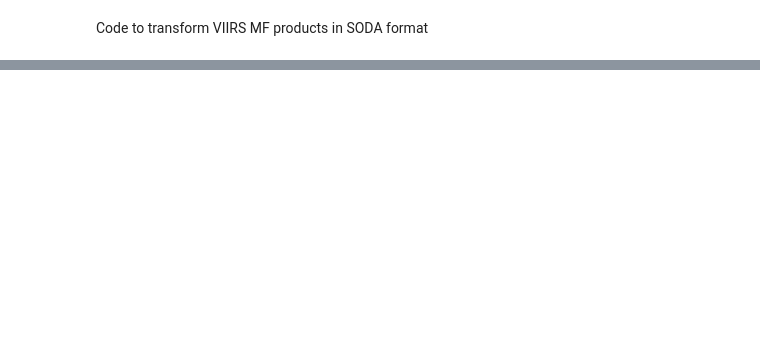
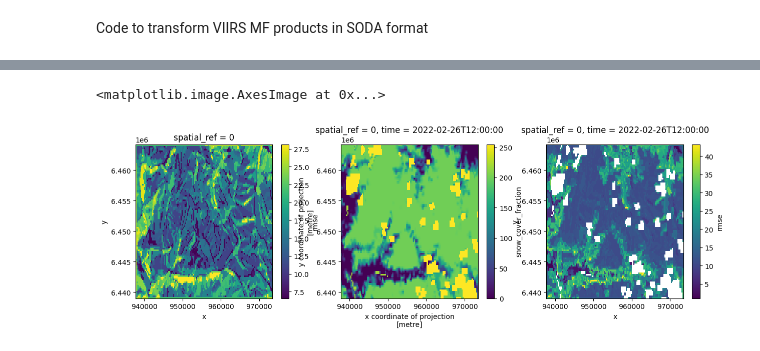
Before and after one commit to nicolaimpe/edelassim, a Jupyter notebook: notebooks/prepare_obs_soda.ipynb, the cells around one changed output, grey strips where cells are left out. Drawn from its saved outputs; the diff is of its cells as text; code cells hidden in the pictures; blank space fills up the shorter version.

```diff
--- a/notebooks/prepare_obs_soda.ipynb
+++ b/notebooks/prepare_obs_soda.ipynb
@@ -76,0 +196,68 @@ for obs_f in obs_file_list_out:
+# %%
+from matplotlib import pyplot as plt
+import numpy as np
+import xarray as xr
+
+
+forest_mask_filepath = "/home/imperatoren/work/edelweiss_assimilation/data/grandesrousses250m/auxiliary/forest_mask/forest_mask_corine_grandesrousses_max.nc"
+aspect_map_path = (
+    "/home/imperatoren/work/edelweiss_assimilation/data/grandesrousses250m/auxiliary/topography/250m/ASP_GR_L93_250m.tif"
+)
+slope_map_path = (
+    "/home/imperatoren/work/edelweiss_assimilation/data/grandesrousses250m/auxiliary/topography/250m/SLP_GR_L93_250m.tif"
+)
+
+
+def create_indexed_bin_data_array(data: xr.DataArray, bins: np.ndarray):
+    bins_array = np.digitize(data.values, bins=bins)
+    return xr.DataArray(data=bins_array, coords=data.coords)
+
+
+slope = xr.open_dataarray(slope_map_path).sel(band=1).drop_vars("band")
+slope_bins = MountainBinner.default_slope_bands().bins[:-1]
+slope_bins_data_array = create_indexed_bin_data_array(slope, slope_bins)
+
+aspect = MountainBinner.aspect_map_transform(xr.open_dataarray(aspect_map_path).sel(band=1).drop_vars("band"))
+aspect_bins = MountainBinner.regular_8_aspect_bins().bins[:-1]
+aspect_bins_data_array = create_indexed_bin_data_array(aspect, aspect_bins)
+
+landcover = xr.open_dataset(forest_mask_filepath).sel(band=1).drop_vars("band").data_vars["__xarray_dataarray_variable__"]
+landcover_bins = MountainBinner.forest_mask_bins().bins[:-1]
+landcover_bins_data_array = create_indexed_bin_data_array(landcover, landcover_bins)
+
+observation_path = "/home/imperatoren/work/edelweiss_assimilation/observations/grandesrousses250m/meteofrance/spatial.nc"
+
+fsc = xr.open_dataset(observation_path).sel(time="2022-02-26").data_vars["snow_cover_fraction"].isel(time=0)
+fsc = xr.where(0 <= fsc <= 200, fsc / 2, fsc)
+
+landcover_bins_data_array = create_indexed_bin_data_array(landcover, landcover_bins)
+fsc_bins_array = np.digitize(fsc.values, bins=np.array([0, 1, *np.arange(51, 200, 50), 200, 201, 255][:-1]))
+fsc_bins_data_array = xr.DataArray(data=fsc_bins_array, coords=fsc.coords)
+
+mapped_unc_static = stats_static.isel(
+    slope_bins=slope_bins_data_array - 1,
+    aspect=aspect_bins_data_array - 1,
+    landcover=landcover_bins_data_array - 1,
+)
+
+mapped_unc_dynamic = stats_dynamic.isel(
+    slope_bins=slope_bins_data_array - 1,
+    aspect=aspect_bins_data_array - 1,
+    landcover=landcover_bins_data_array - 1,
+    ref_fsc_bins=fsc_bins_data_array - 1,
+)
+
+fig, axs = plt.subplots(ncols=3, figsize=(15, 4))
+
+mapped_unc_static.plot.imshow(ax=axs[0])
+fsc.plot.imshow(ax=axs[1])
+mapped_unc_dynamic.plot.imshow(ax=axs[2])
+
+# def assign_uncertainty(data: xr.Dataset, unc: xr.DataArray):
+#     data
+# bin_data_arrays
+# np.digitize(slope.values, MountainBinner.default_slope_bands().bins)
+#
+# %% [output]
+<matplotlib.image.AxesImage at 0x...>
+[figure, added]
```
Also changed, not shown: parts of 11 cells of this notebook.
